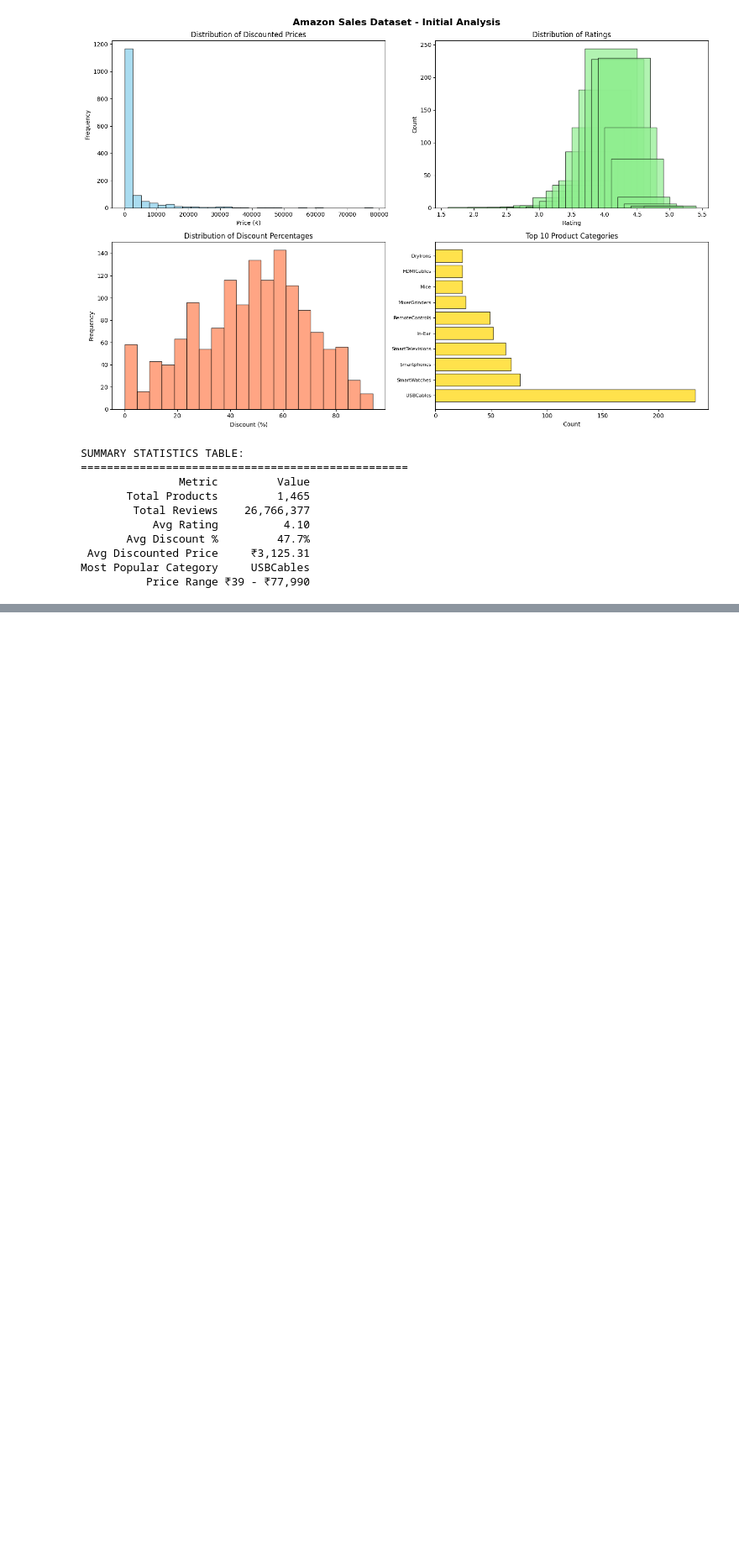
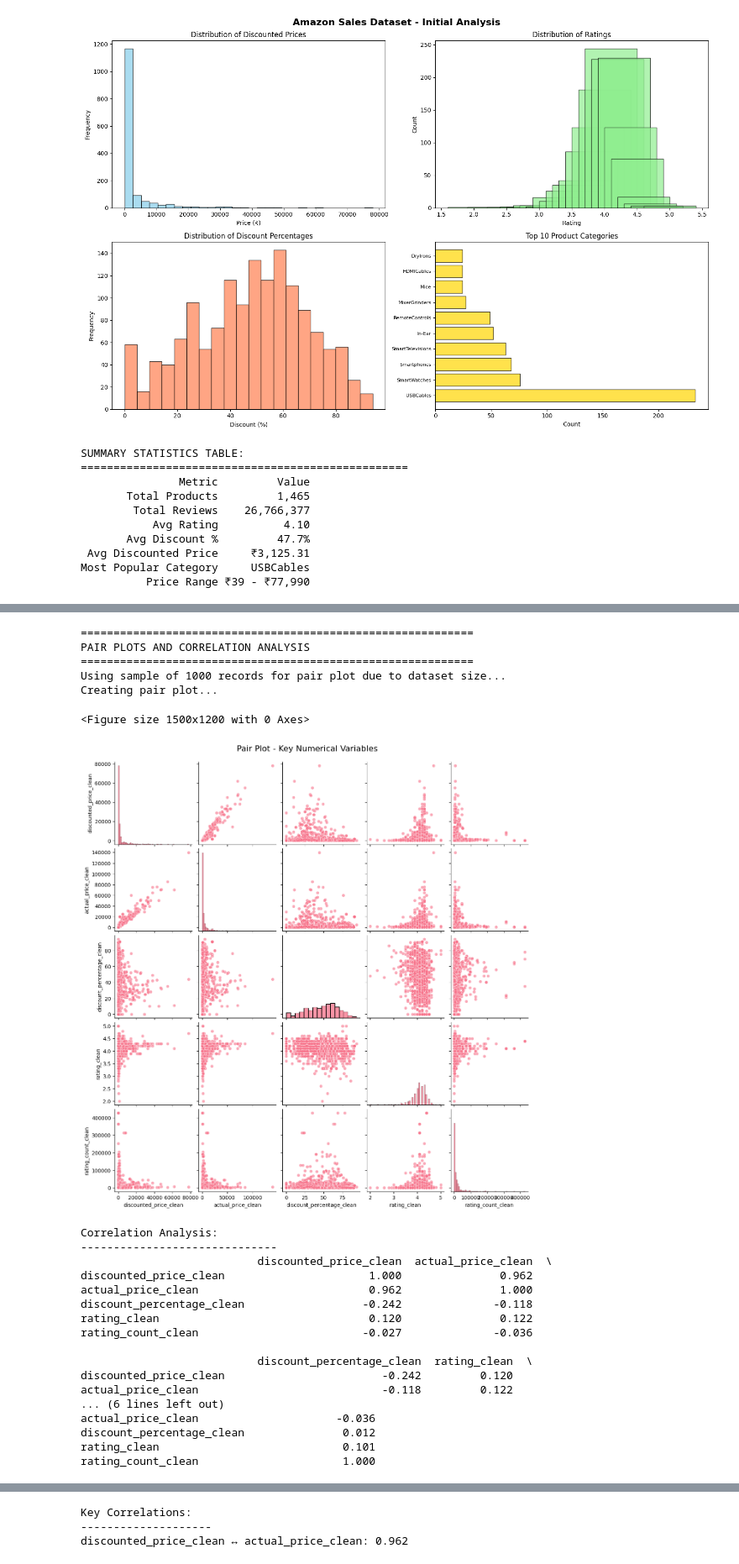
Before and after one commit to Rakshitk2223/Amazon-Sales-Analysis, a Jupyter notebook: SalesAnalysis.ipynb, the cells around one changed output, grey strips where cells are left out. Shown at 84% size. Cells and saved outputs as stored; diff of their text form; code cells hidden in the pictures; blank space fills up the shorter version.

```diff
--- a/SalesAnalysis.ipynb
+++ b/SalesAnalysis.ipynb
@@ -365,0 +427,74 @@ Most Popular Category     USBCables
+# %%
+# 9. PAIR PLOTS AND CORRELATION ANALYSIS
+print("\n" + "="*60)
+print("PAIR PLOTS AND CORRELATION ANALYSIS")
+print("="*60)
+
+# Select key numerical variables for pair plot
+pair_plot_cols = ['discounted_price_clean', 'actual_price_clean', 'discount_percentage_clean', 'rating_clean', 'rating_count_clean']
+
+# Create a subset for pair plot (sample if dataset is large)
+if len(df_clean) > 1000:
+    df_sample = df_clean[pair_plot_cols].sample(n=1000, random_state=42)
+    print("Using sample of 1000 records for pair plot due to dataset size...")
+else:
+    df_sample = df_clean[pair_plot_cols]
+
+# Create pair plot
+print("Creating pair plot...")
+plt.figure(figsize=(15, 12))
+pair_plot = sns.pairplot(df_sample, diag_kind='hist', plot_kws={'alpha': 0.6})
+pair_plot.fig.suptitle('Pair Plot - Key Numerical Variables', fontsize=16, y=1.02)
+plt.show()
+
+# Correlation heatmap
+print("\nCorrelation Analysis:")
+print("-" * 30)
+correlation_matrix = df_clean[pair_plot_cols].corr()
+print(correlation_matrix.round(3))
+
+# Visualize correlation matrix
+plt.figure(figsize=(10, 8))
+mask = np.triu(np.ones_like(correlation_matrix, dtype=bool))
+sns.heatmap(correlation_matrix, mask=mask, annot=True, cmap='coolwarm', center=0,
+            square=True, fmt='.3f', cbar_kws={"shrink": .8})
+plt.title('Correlation Heatmap - Key Variables', fontsize=14, fontweight='bold')
+plt.tight_layout()
+plt.show()
+
+# Key correlations
+print("\nKey Correlations:")
+print("-" * 20)
+significant_corr = correlation_matrix.abs() > 0.3
+for i in range(len(correlation_matrix.columns)):
+    for j in range(i+1, len(correlation_matrix.columns)):
+        if significant_corr.iloc[i, j]:
+            col1 = correlation_matrix.columns[i]
+            col2 = correlation_matrix.columns[j]
+            corr_val = correlation_matrix.iloc[i, j]
+            print(f"{col1} ↔ {col2}: {corr_val:.3f}")
+# %% [output]
+============================================================
+PAIR PLOTS AND CORRELATION ANALYSIS
+============================================================
+Using sample of 1000 records for pair plot due to dataset size...
+Creating pair plot...
+<Figure size 1500x1200 with 0 Axes>
+[figure, added]
+Correlation Analysis:
+------------------------------
+                           discounted_price_clean  actual_price_clean  \
+discounted_price_clean                      1.000               0.962
+actual_price_clean                          0.962               1.000
+discount_percentage_clean                  -0.242              -0.118
+rating_clean                                0.120               0.122
+rating_count_clean                         -0.027              -0.036
+
+                           discount_percentage_clean  rating_clean  \
+discounted_price_clean                        -0.242         0.120
+actual_price_clean                            -0.118         0.122
+... (6 lines left out)
+actual_price_clean                     -0.036
+discount_percentage_clean               0.012
+rating_clean                            0.101
+rating_count_clean                      1.000
@@ -365,0 +502,3 @@ Most Popular Category     USBCables
+Key Correlations:
+--------------------
+discounted_price_clean ↔ actual_price_clean: 0.962
```
Also changed, not shown: parts of 15 cells of this notebook, 1 other file.
